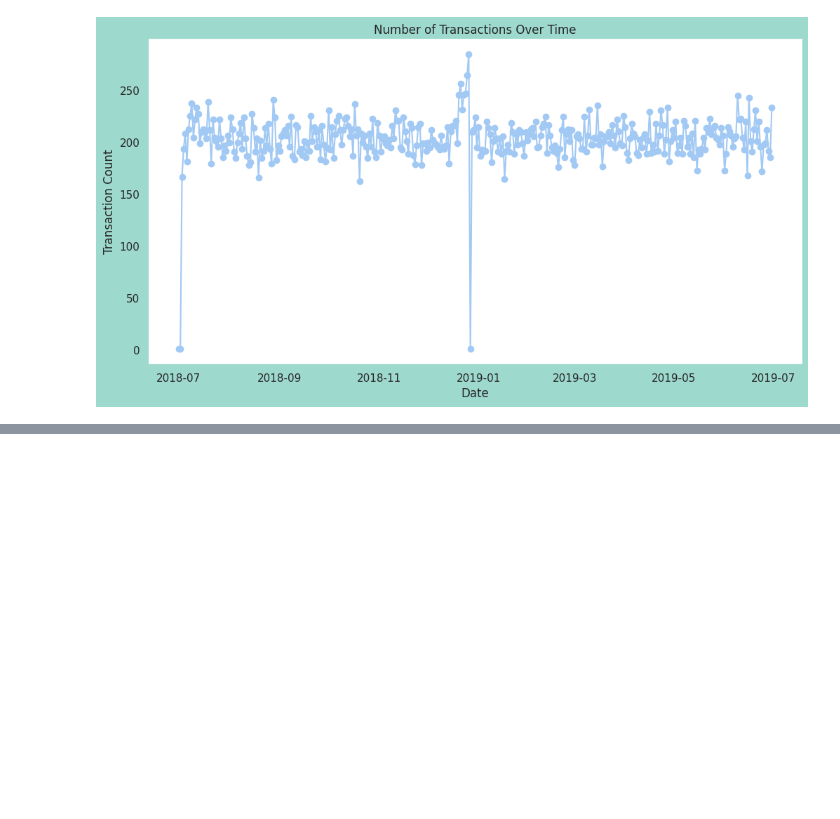
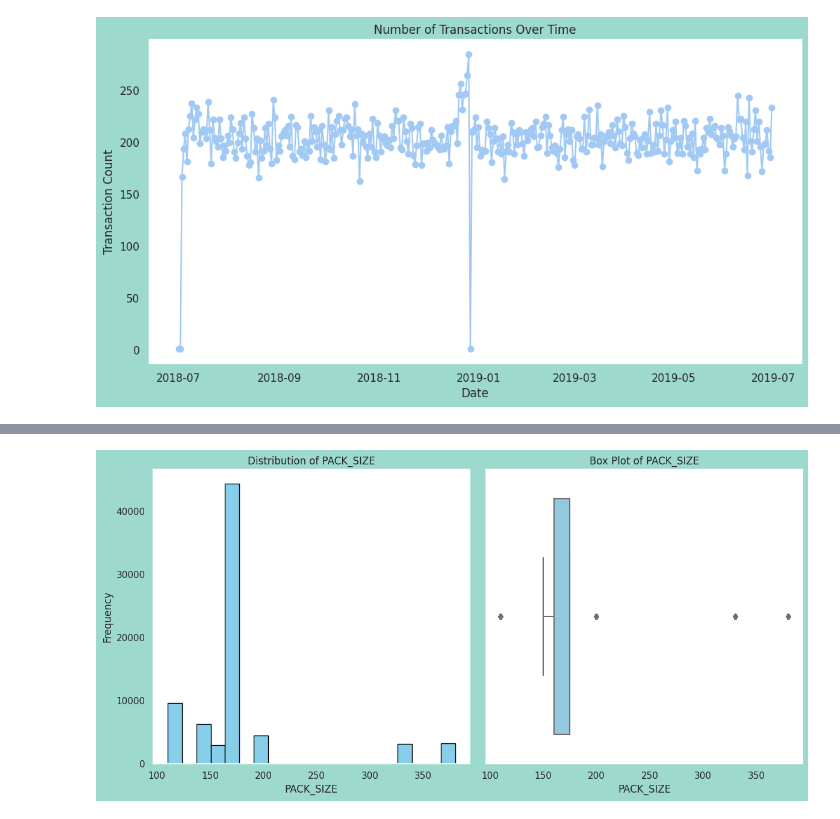
Before and after one commit to abdyraman/quantium, a Jupyter notebook: quantium.ipynb, the cells around one changed output, grey strips where cells are left out. Cells and saved outputs as stored; diff of their text form; code cells hidden in the pictures; blank space fills up the shorter version.

```diff
--- a/quantium.ipynb
+++ b/quantium.ipynb
@@ -316,3 +298,7 @@ merged_df.sample(50)
+# %%
+merged_df.sample(50)
+# Assuming your_dataframe is your DataFrame in Python
+merged_df.dropna(inplace=True)
 # %%
 # Define a function to extract and parse the numbers from the product name
 def parse_pack_size(product_name):
@@ -320,8 +306,9 @@ def parse_pack_size(product_name):
     return int(match.group()) if match else None  # Convert to integer if a match is found, otherwise return None
 
 # Assuming your_dataframe is your DataFrame in Python with 'PROD_NAME' column
-your_dataframe['PACK_SIZE'] = your_dataframe['PROD_NAME'].apply(parse_pack_size)
+merged_df['PACK_SIZE'] = merged_df['PROD_NAME'].apply(parse_pack_size)
 
 # Display the DataFrame with the new 'PACK_SIZE' column
-print(your_dataframe[['PROD_NAME', 'PACK_SIZE']])
+merged_df.sample(20)
+#merged_df.shape
 # %% [output]
@@ -328,0 +332,5 @@ NameError: ignored
+# %%
+#Plot a histogram showing the number of transactions by pack size
+plot_histogram_and_boxplot(merged_df, 'PACK_SIZE')
+# %% [output]
+[figure, added]
```
Also changed, not shown: parts of 16 cells of this notebook.
